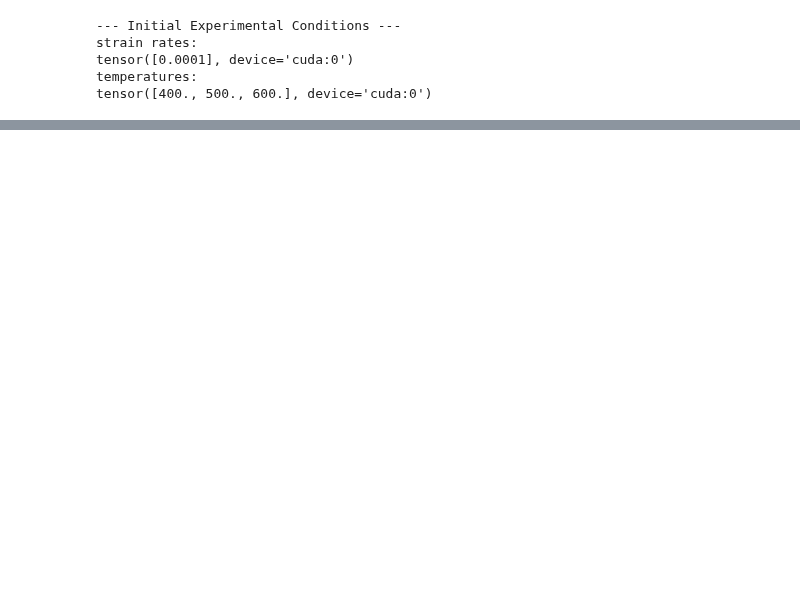
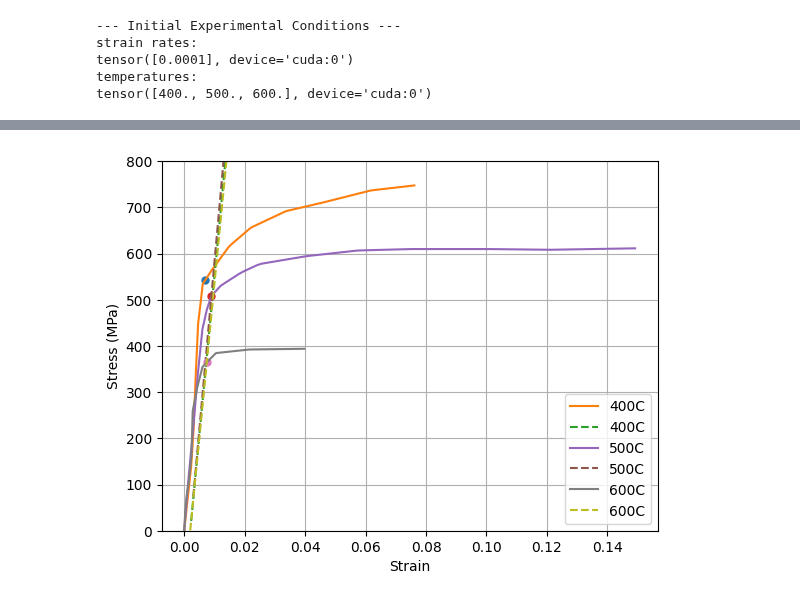
Before and after one commit to ColinMG2/neml2, a Jupyter notebook: cmg_projects/example.ipynb, the cells around one changed output, grey strips where cells are left out. Drawn from its saved outputs; the diff is of its cells as text; code cells hidden in the pictures; blank space fills up the shorter version.

```diff
--- a/cmg_projects/example.ipynb
+++ b/cmg_projects/example.ipynb
@@ -198,0 +268,92 @@ ValueError: Wrapped NEML2 model should have ['residual'] as (the only) output su
+# %%
+# Find the yield stress for each temperature
+E = nmodel.E_Y.tensor().torch() # current Young's Modulus for model
+sy = nmodel.sy_Y.tensor().torch()
+offset = 0.002
+
+sy_exps = []
+E_exps = []
+
+for i, T in enumerate(temperatures):
+    temp_label = str(int(T.item()))
+
+    # Calculate actual experimental Young's Modulues
+    strain_initial = exp_strain_data[:5, i, 0].cpu().numpy()
+    stress_initial = exp_stress_data[:5, i, 0].cpu().numpy()
+    E_exp = np.polyfit(strain_initial, stress_initial, 1)[0]
+    E_exps.append(E_exp)
+    print(f"Temp {temp_label}C: E = {E[i]} MPa, E_exp = {E_exp:.2f} MPa")
+
+    # Grab experimental data and convert to numpy arrays for easier data handling
+    stress_exp = exp_stress_data[:, i, 0].cpu().numpy()
+    strain_range = exp_strain_data[:, i, 0].cpu().numpy()
+
+
+    # Create offset lines for each temperature and ensure they start at (0.002, 0)
+    valid_idx = strain_range >= offset
+    stress_offset = np.zeros_like(strain_range)
+    stress_offset[valid_idx] = E_exp * (strain_range[valid_idx] - offset) # Hooke's Law
+
+    min_stress_threshold = 300
+    search_idx = (strain_range >= 0.004) & (stress_offset >=min_stress_threshold)
+    if search_idx.any():
+        diff = stress_exp[search_idx] - stress_offset[search_idx]
+        crossing_idx = np.where(diff >= 0)[0]
+        if len(crossing_idx) > 0:
+            idx = np.where(search_idx)[0][crossing_idx[0]]
+
+            if idx > 0:
+                start_idx = max(0, idx - 3)
+                end_idx = min(len(strain_range), idx + 3)
+
+                strain_local = strain_range[start_idx:end_idx]
+                stress_exp_local = stress_exp[start_idx:end_idx]
+                stress_offset_local = stress_offset[start_idx:end_idx]
+
+                f_exp = interp1d(strain_local, stress_exp_local, kind='linear')
+                f_offset = interp1d(strain_local, stress_offset_local, kind='linear')
+
+                strain_fine = np.linspace(strain_local[0], strain_local[-1], 1000)
+                diff_fine = f_exp(strain_fine) - f_offset(strain_fine)
+                sign_changes = np.where(np.diff(np.sign(diff_fine)))[0]
+                if len(sign_changes) > 0:
+                    yield_strain = strain_fine[sign_changes[0]]
+                    yield_stress = f_exp(yield_strain)
+                else:
+                    yield_strain = strain_range[idx]
+                    yield_stress = stress_exp[idx]
+            else:
+                yield_strain = strain_range[idx]
+                yield_stress = stress_exp[idx]
+
+            sy_exps.append(yield_stress)
+            print(f"yield stress: {yield_stress.item():.2f} MPa at strain: {yield_strain.item():.4f}")
+            plt.plot(yield_strain, yield_stress, 'o', markersize=5)
+
+    # experimental curves
+    plt.plot(strain_range, stress_exp, '-', label=f"{temp_label}C")
+    # offset lines only where valid
+    plt.plot(strain_range[valid_idx], stress_offset[valid_idx], "--", label=f"{temp_label}C")
+    plt.xlabel('Strain')
+    plt.ylabel('Stress (MPa)')
+    plt.legend()
+    plt.grid()
+    plt.ylim((0.0, 800.0))
+
+# Replace model parameters with experimental values to improve training
+E_exps = np.array(E_exps)
+sy_exps = np.array(sy_exps)
+print(f"\nExperimental E values: {E_exps}")
+print(f"Experimental sy values: {sy_exps}")
+
+E_tensor = torch.tensor(E_exps, device=device, dtype=torch.double)
+sy_tensor = torch.tensor(sy_exps, device=device, dtype=torch.double)
+
+with torch.no_grad():
+    E_param = nmodel.E_Y.tensor().torch()
+    sy_param = nmodel.sy_Y.tensor().torch()
+    E_param.copy_(E_tensor)
+    sy_param.copy_(sy_tensor)
+    print(f"Updated E: {nmodel.E_Y.tensor().torch()}")
+    print(f"Updated sy: {nmodel.sy_Y.tensor().torch()}")
+# %% [output]
@@ -199 +371,2 @@ ValueError: Wrapped NEML2 model should have ['residual'] as (the only) output su
+[figure, added]
 # %%
```
Also changed, not shown: parts of 17 cells of this notebook, 13 other files.
